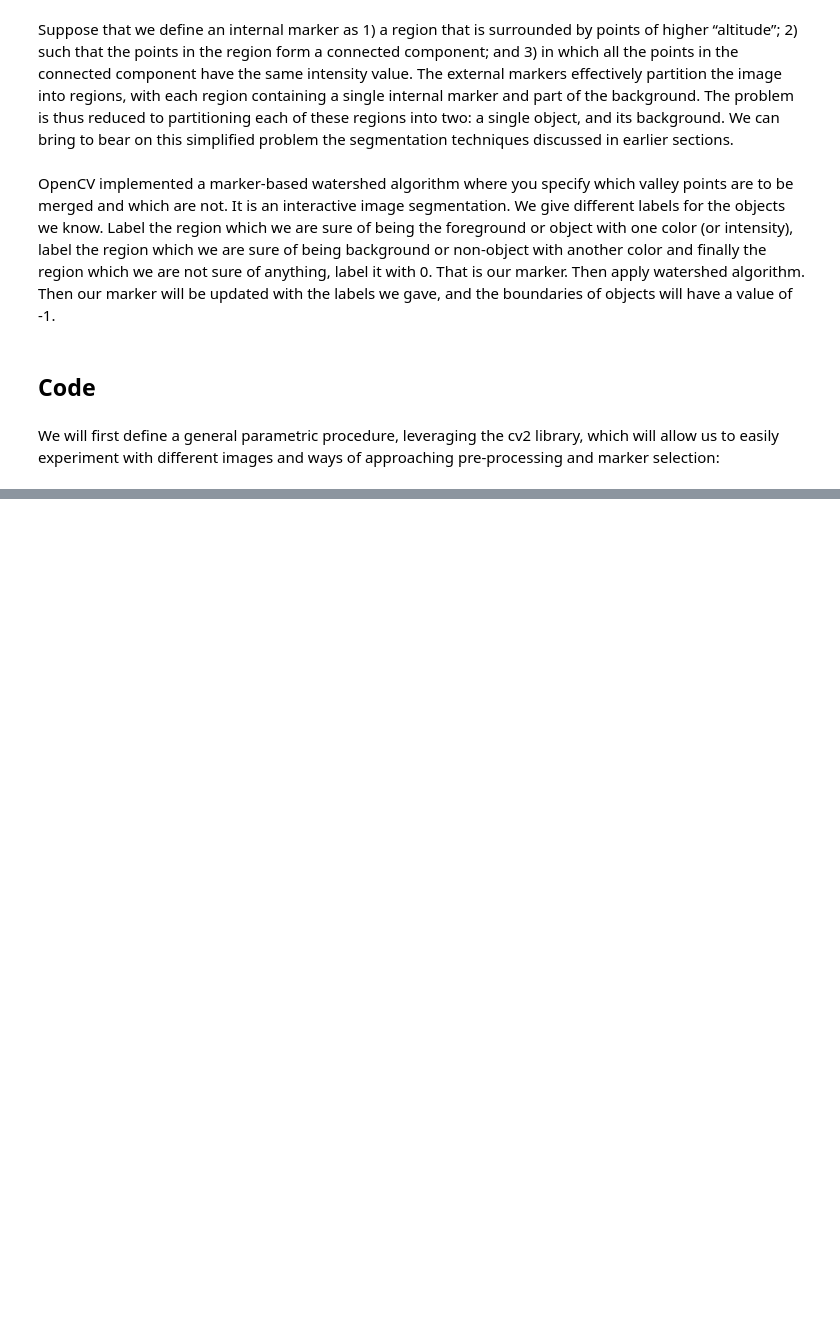
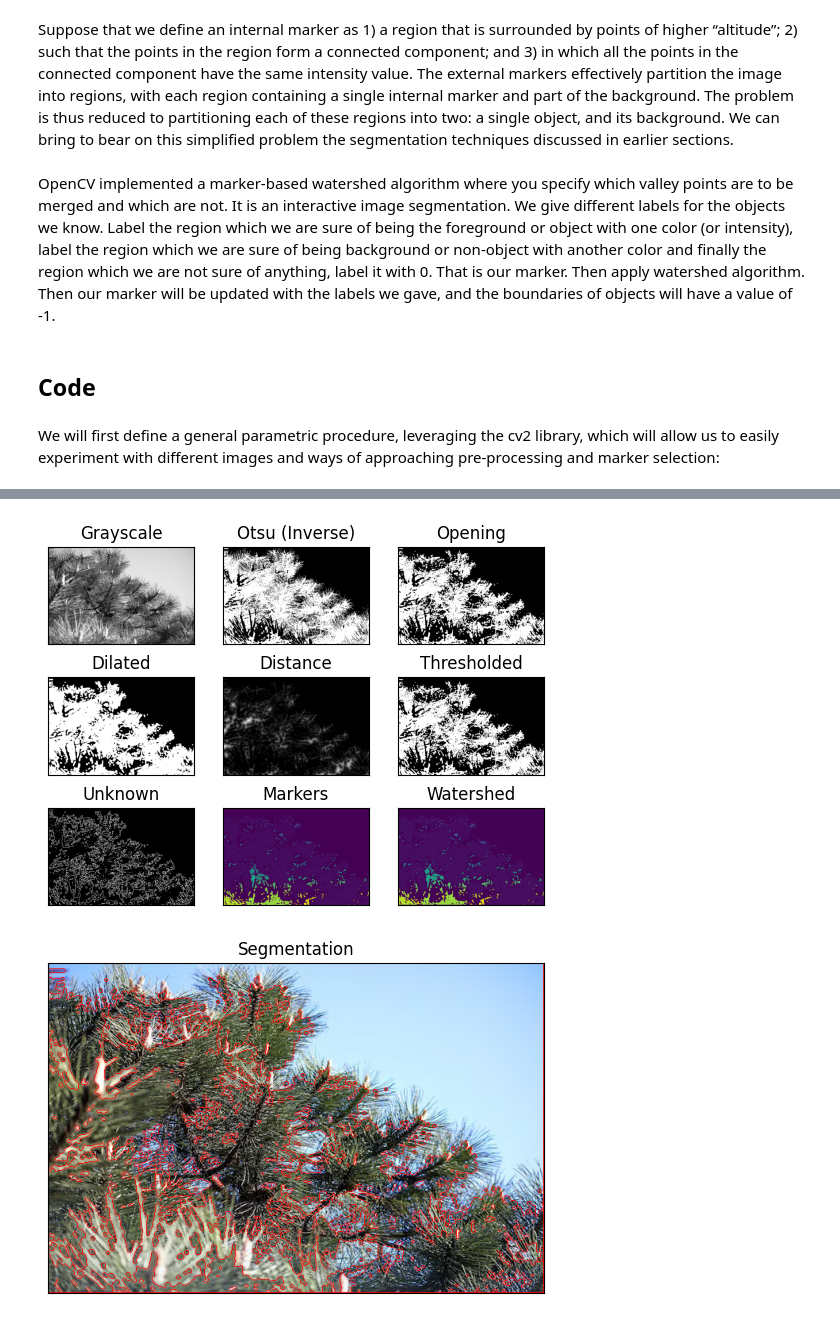
Before and after one commit to Kr1s1m/CV_Watershed_Transform, a Jupyter notebook: watershed.ipynb, the cells around one changed output, grey strips where cells are left out. Cells and saved outputs as stored; diff of their text form; code cells hidden in the pictures; blank space fills up the shorter version.

```diff
--- a/watershed.ipynb
+++ b/watershed.ipynb
@@ -236 +238,6 @@ watershed_transform('test_images//sheep_and_dog_2.jpg', 2, 3, 10, [255, 0, 0])
 [figure]
+# %%
+watershed_transform('test_images//needle_leaf.jpg', 2, 3, 0, [255, 0, 0])
+# %% [output]
+[figure, added]
+[figure, added]
```
Also changed, not shown: parts of 8 cells of this notebook, 1 other file.
